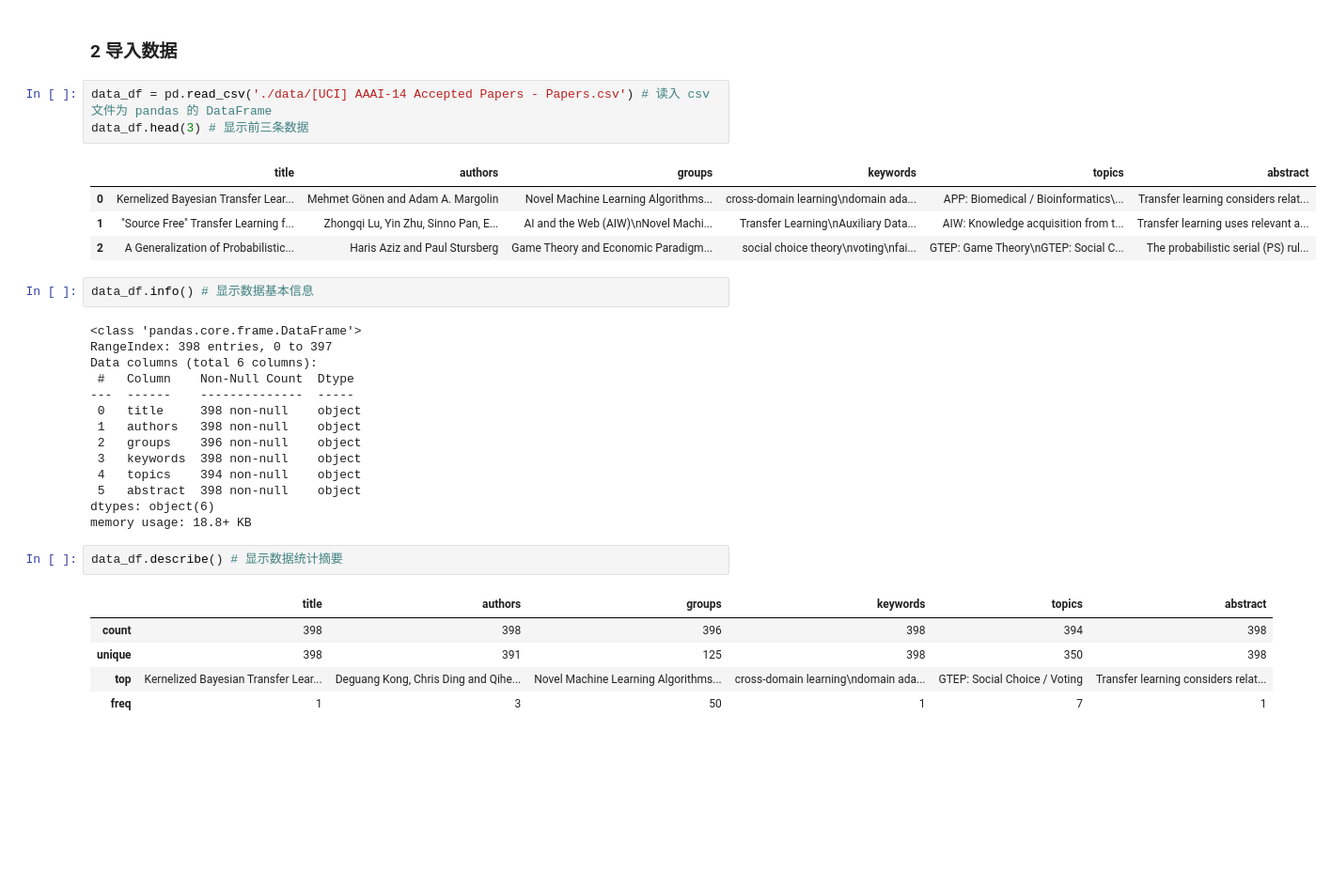
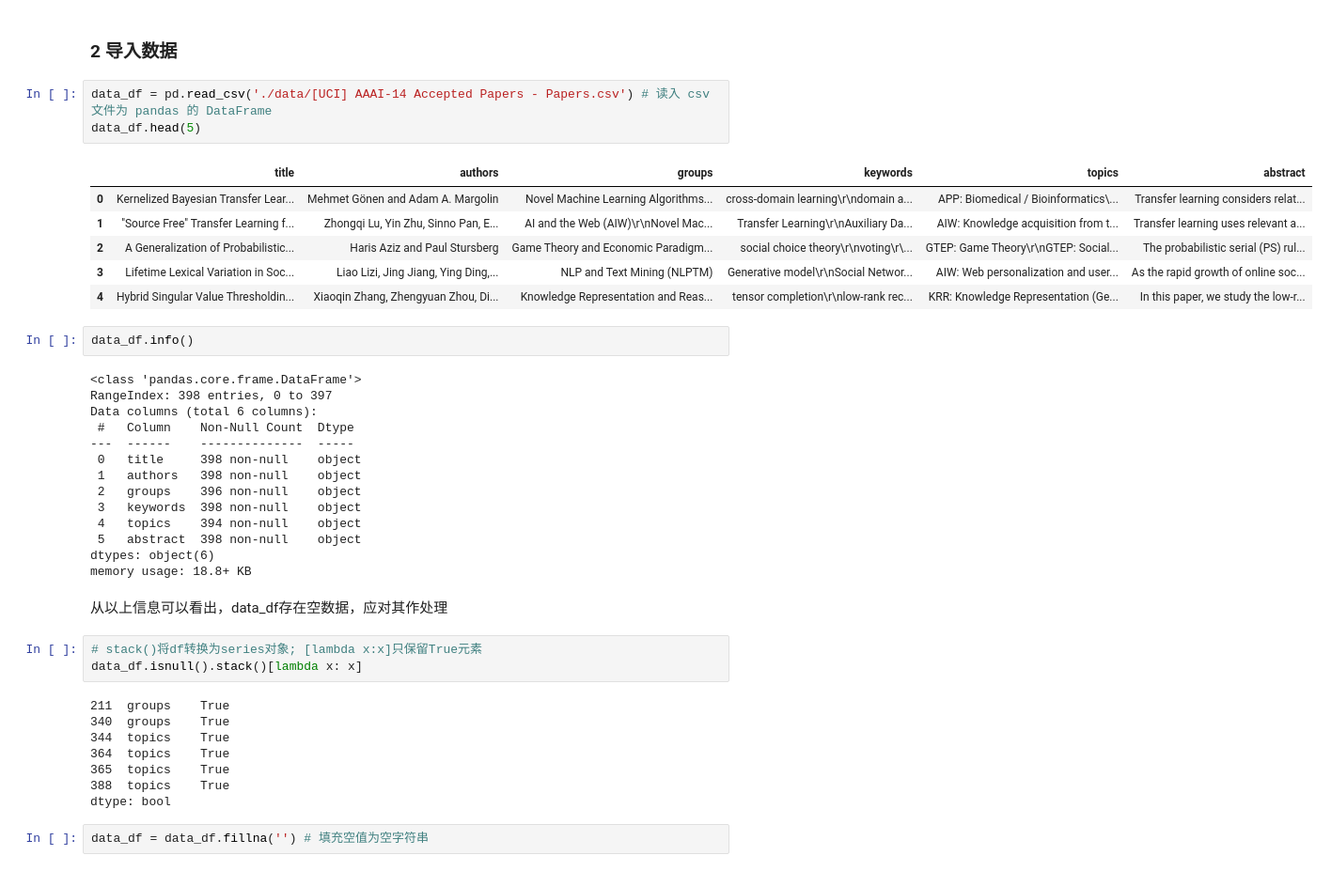
Before and after one commit to JaegerZhao/MachineLearning, a Jupyter notebook: 5 AAAI 会议论文聚类分析/hw5.ipynb, the cells around one changed output. Shown at 94% size. Saved outputs shown, nothing was run; the diff lists cells and outputs as text; blank space fills up the shorter version.

```diff
--- a/5 AAAI 会议论文聚类分析/hw5.ipynb
+++ b/5 AAAI 会议论文聚类分析/hw5.ipynb
@@ -29,14 +40,16 @@ import numpy as np
 ### 2 导入数据
 # %%
 data_df = pd.read_csv('./data/[UCI] AAAI-14 Accepted Papers - Papers.csv') # 读入 csv 文件为 pandas 的 DataFrame
-data_df.head(3) # 显示前三条数据
+data_df.head(5)
 # %% [output]
 |  | title | authors | groups | keywords | topics | abstract |
-| 0 | Kernelized Bayesian Transfer Lear... | Mehmet Gönen and Adam A. Margolin | Novel Machine Learning Algorithms... | cross-domain learning\ndomain ada... | APP: Biomedical / Bioinformatics\... | Transfer learning considers relat... |
-| 1 | "Source Free" Transfer Learning f... | Zhongqi Lu, Yin Zhu, Sinno Pan, E... | AI and the Web (AIW)\nNovel Machi... | Transfer Learning\nAuxiliary Data... | AIW: Knowledge acquisition from t... | Transfer learning uses relevant a... |
-| 2 | A Generalization of Probabilistic... | Haris Aziz and Paul Stursberg | Game Theory and Economic Paradigm... | social choice theory\nvoting\nfai... | GTEP: Game Theory\nGTEP: Social C... | The probabilistic serial (PS) rul... |
+| 0 | Kernelized Bayesian Transfer Lear... | Mehmet Gönen and Adam A. Margolin | Novel Machine Learning Algorithms... | cross-domain learning\r\ndomain a... | APP: Biomedical / Bioinformatics\... | Transfer learning considers relat... |
+| 1 | "Source Free" Transfer Learning f... | Zhongqi Lu, Yin Zhu, Sinno Pan, E... | AI and the Web (AIW)\r\nNovel Mac... | Transfer Learning\r\nAuxiliary Da... | AIW: Knowledge acquisition from t... | Transfer learning uses relevant a... |
+| 2 | A Generalization of Probabilistic... | Haris Aziz and Paul Stursberg | Game Theory and Economic Paradigm... | social choice theory\r\nvoting\r\... | GTEP: Game Theory\r\nGTEP: Social... | The probabilistic serial (PS) rul... |
+| 3 | Lifetime Lexical Variation in Soc... | Liao Lizi, Jing Jiang, Ying Ding,... | NLP and Text Mining (NLPTM) | Generative model\r\nSocial Networ... | AIW: Web personalization and user... | As the rapid growth of online soc... |
+| 4 | Hybrid Singular Value Thresholdin... | Xiaoqin Zhang, Zhengyuan Zhou, Di... | Knowledge Representation and Reas... | tensor completion\r\nlow-rank rec... | KRR: Knowledge Representation (Ge... | In this paper, we study the low-r... |
 # %%
-data_df.info() # 显示数据基本信息
+data_df.info()
 # %% [output]
 <class 'pandas.core.frame.DataFrame'>
 RangeIndex: 398 entries, 0 to 397
@@ -51,11 +64,18 @@ Data columns (total 6 columns):
  5   abstract  398 non-null    object
 dtypes: object(6)
 memory usage: 18.8+ KB
-# %%
-data_df.describe() # 显示数据统计摘要
-# %% [output]
-|  | title | authors | groups | keywords | topics | abstract |
-| count | 398 | 398 | 396 | 398 | 394 | 398 |
-| unique | 398 | 391 | 125 | 398 | 350 | 398 |
-| top | Kernelized Bayesian Transfer Lear... | Deguang Kong, Chris Ding and Qihe... | Novel Machine Learning Algorithms... | cross-domain learning\ndomain ada... | GTEP: Social Choice / Voting | Transfer learning considers relat... |
-| freq | 1 | 3 | 50 | 1 | 7 | 1 |
+# %% [markdown]
+从以上信息可以看出，data_df存在空数据，应对其作处理
+# %%
+# stack()将df转换为series对象; [lambda x:x]只保留True元素
+data_df.isnull().stack()[lambda x: x]
+# %% [output]
+211  groups    True
+340  groups    True
+344  topics    True
+364  topics    True
+365  topics    True
+388  topics    True
+dtype: bool
+# %%
+data_df = data_df.fillna('') # 填充空值为空字符串
```
Also changed, not shown: parts of 29 cells of this notebook.
